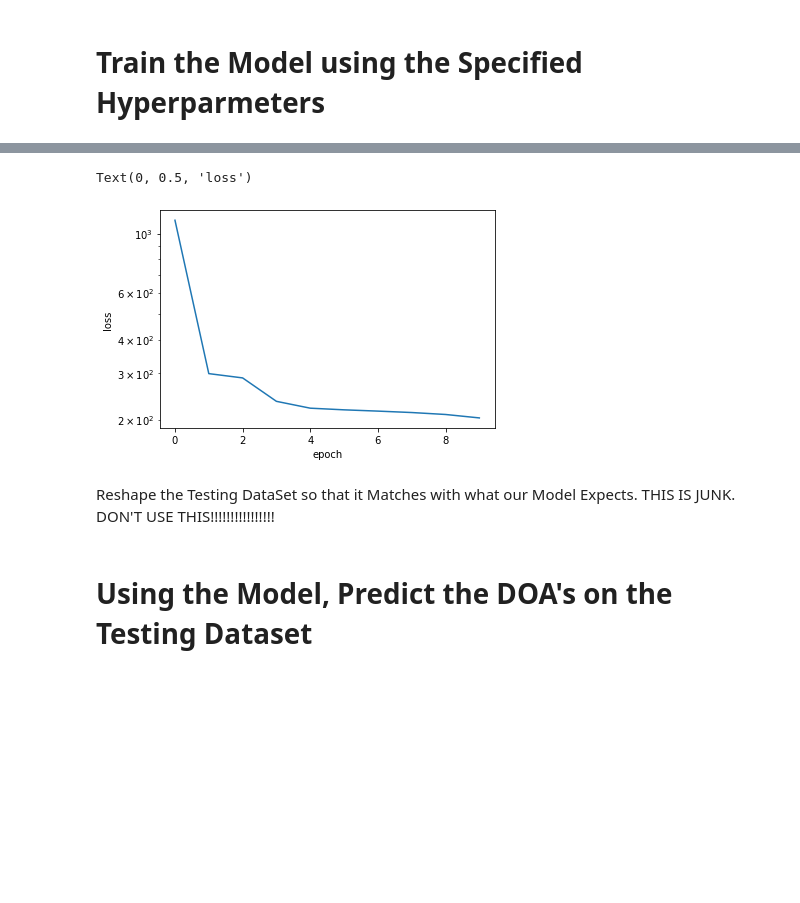
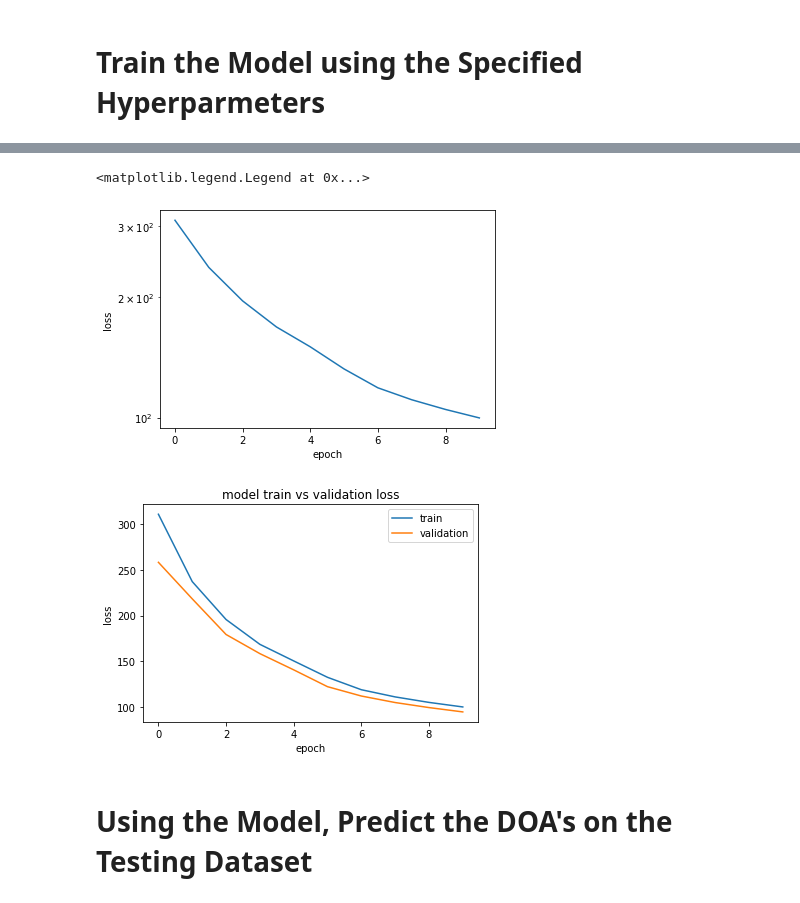
Before and after one commit to mbisbano1/MLDOA_ET, a Jupyter notebook: ML Code/SeniorDesignCode-Daniel.ipynb, the cells around one changed output, grey strips where cells are left out. Saved outputs shown, nothing was run; the diff lists cells and outputs as text; code cells hidden in the pictures; blank space fills up the shorter version.

Commit message:
Cleaned up my code. Added validation training set. Tried some more hyperparameter tweeking but no luck.

```diff
--- a/ML Code/SeniorDesignCode-Daniel.ipynb
+++ b/ML Code/SeniorDesignCode-Daniel.ipynb
@@ -137,7 +127,20 @@ n_features=21
 test_data=x_test_scale
 test_targets=y_test_scale
 
-inputs=TimeseriesGenerator(data=data, targets=targets,length=sequence_length, batch_size=batch_size)
+dataRows= data.shape[0]
+validationStartRow= dataRows-NumSampsPerPing*281
+#print(validationStartRow, ',', dataRows)
+
+#split up the training data into a validation set and training set
+train_data=data[:validationStartRow-1]
+train_targets=targets[:validationStartRow-1]
+val_data=data[validationStartRow:]
+val_targets=targets[validationStartRow:]
+
+inputs=TimeseriesGenerator(data=train_data, targets=train_targets,length=sequence_length, batch_size=batch_size)
+val_inputs=TimeseriesGenerator(data=val_data, targets=val_targets,length=sequence_length, batch_size=batch_size)
+
+
 #test_inputs=TimeseriesGenerator(test_data[0:40000], -1*test_targets[0:40000],sequence_length, batch_size)
 test_inputs=TimeseriesGenerator(data=test_data, targets=test_targets,length=sequence_length, batch_size=batch_size)
 
@@ -165,17 +168,17 @@ for i in range(100):
 # Make sure to ALWAYS use return_sequences=True when using series LSTM layers. MAKE SURE THAT THE LAST LSTM LAYER DOES NOT HAVE RETURN SEQUENCES=TRUE SINCE THE OUTPUT WILL BE 3D. return sequences makes the output shape of the layer
 # equal its input. so in this case 3d.
 model= Sequential()
-model.add(LSTM(units=64, activation='tanh', input_shape=(sequence_length,n_features), return_sequences=True, name='LSTM1'))
+model.add(LSTM(units=64, activation='relu', input_shape=(sequence_length,n_features), return_sequences=True, name='LSTM1'))
 model.add(Dense(units=100))
-model.add(Dropout(0.2))
+#model.add(Dropout(0.2))
 
-model.add(LSTM(units=416, activation='tanh', return_sequences=True,name='LSTM2'))
+model.add(LSTM(units=416, activation='relu', return_sequences=True,name='LSTM2'))
 model.add(Dense(units=100))
-model.add(Dropout(0.2))
+#model.add(Dropout(0.2))
 
-model.add(LSTM(units=512, activation='tanh', name='LSTM3', ))
+model.add(LSTM(units=512, activation='relu', name='LSTM3', ))
 model.add(Dense(units=100))
-model.add(Dropout(0.2))
+#model.add(Dropout(0.2))
 
 #model.add(LSTM(units=320, activation='relu', return_sequences=True,name='LSTM4'))
 #model.add(Dense(units=100))
@@ -210,7 +235,7 @@ es= EarlyStopping(monitor='loss', mode='min',verbose=1,patience=10)
 #callback=tf.keras.callbacks.LearningRateScheduler(scheduler)
 
 t0=time.time()
-history= model.fit(inputs,epochs=10,batch_size=None,verbose=1, callbacks=[es])#, max_queue_size=200)
+history= model.fit(inputs,epochs=10,batch_size=None,verbose=1, callbacks=[es],validation_data=val_inputs)#, max_queue_size=200)
 #history= model.fit(inputs)
 t1=time.time()
 print("The total run time to train was %.2f seconds"%(t1-t0))
@@ -219,5 +244,14 @@ print("The total run time to train was %.2f seconds"%(t1-t0))
 plt.figure()
 plt.semilogy(history.history['loss'])
 plt.xlabel('epoch'); plt.ylabel('loss')
+
+
+plt.figure()
+plt.plot(history.history['loss'])
+plt.plot(history.history['val_loss'])
+plt.ylabel('loss')
+plt.xlabel('epoch')
+plt.title('model train vs validation loss')
+plt.legend(['train','validation'], loc='upper right')
 # %% [output]
 Epoch 1/10
@@ -240,4 +274,3 @@ The total run time to train was 2671.95 seconds
-Text(0, 0.5, 'loss')
+<matplotlib.legend.Legend at 0x...>
-[figure, old version]
+[figure, new version]
+[figure, added]
-# %% [markdown]
- Reshape the Testing DataSet so that it Matches with what our Model Expects. THIS IS JUNK. DON'T USE THIS!!!!!!!!!!!!!!!!
```
Also changed, not shown: parts of 55 cells of this notebook, 2 other files.
